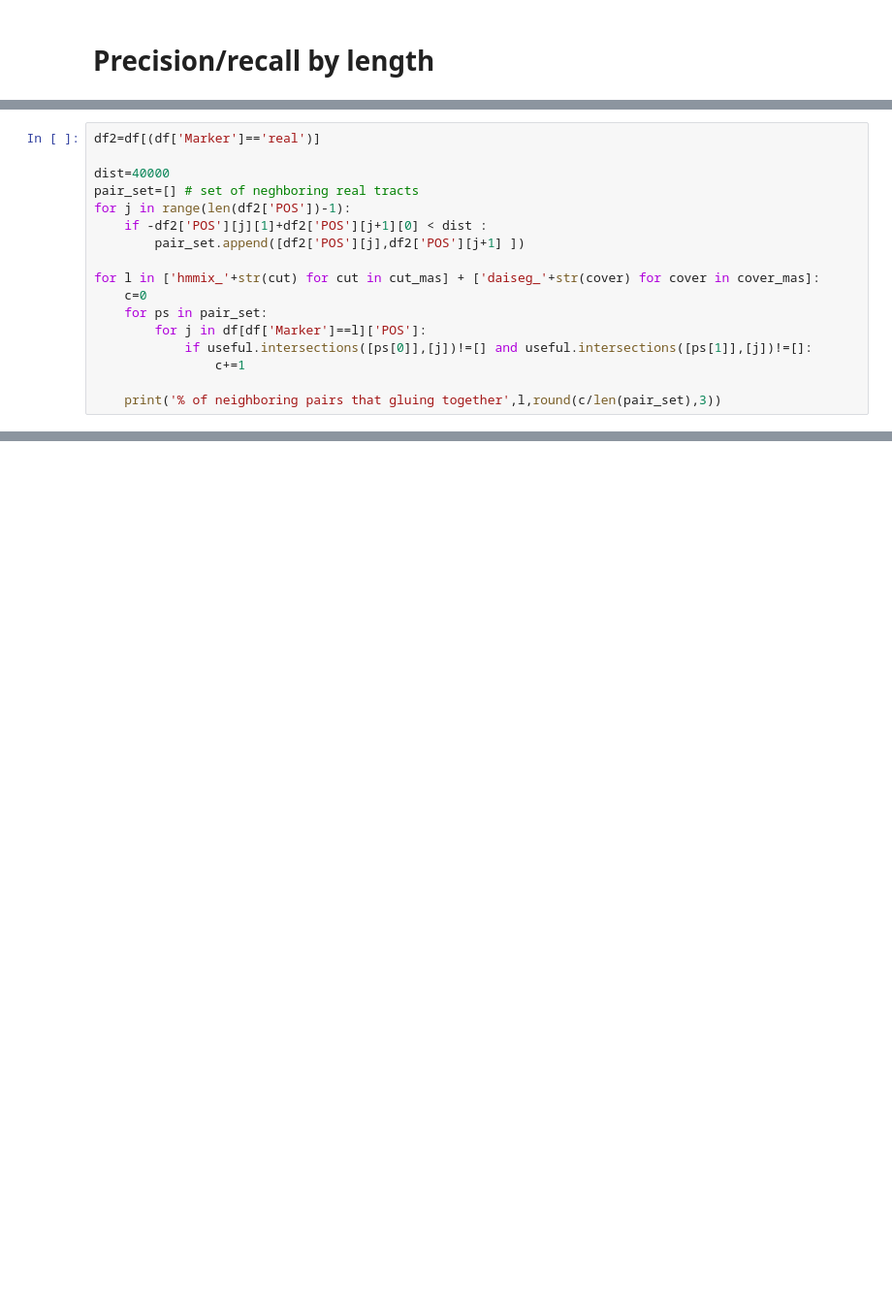
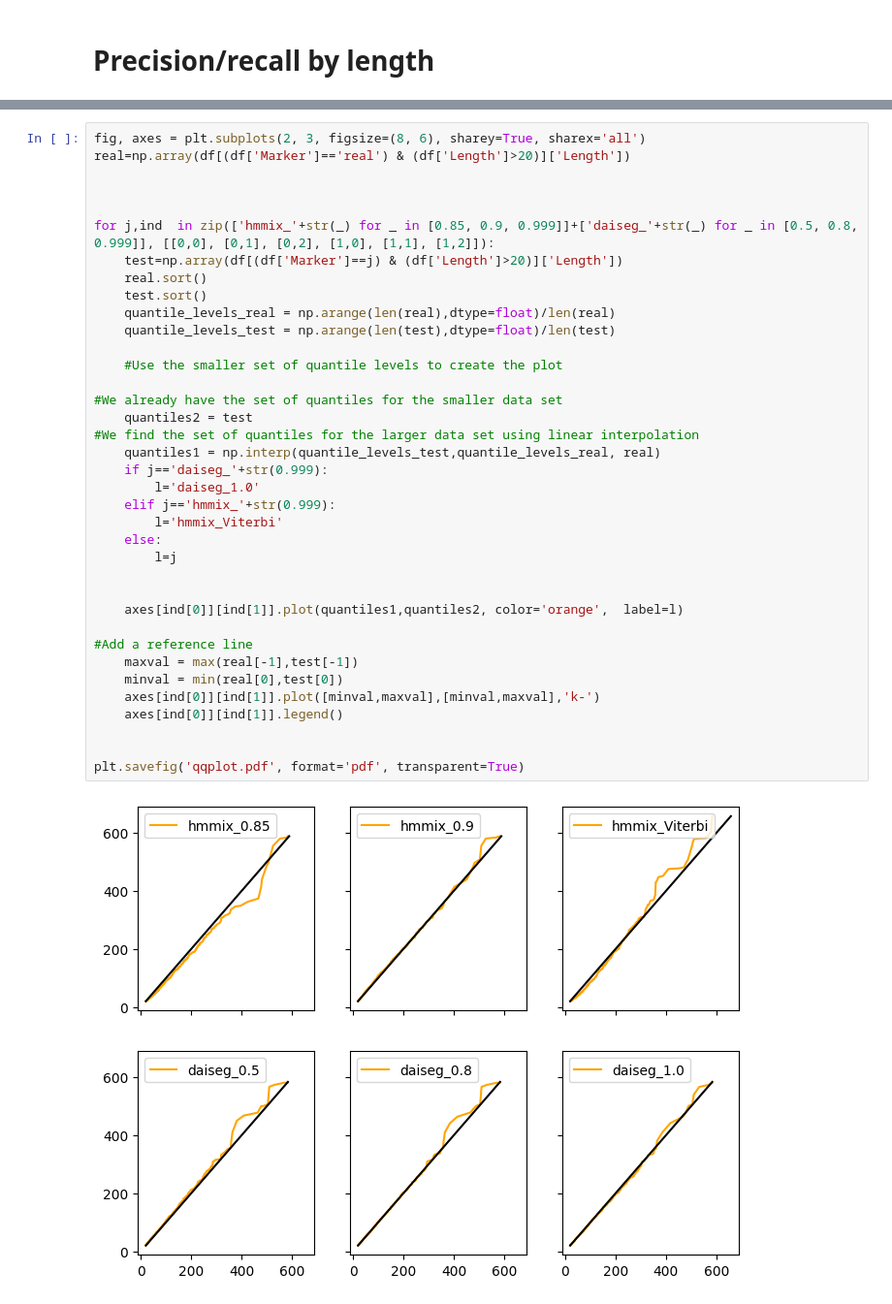
Before and after one commit to ekrez/daiseg.vs.hmmix, a Jupyter notebook: comparing.with.hmmix.ipynb, the cells around one changed output, grey strips where cells are left out. Shown at 97% size. Saved outputs shown, nothing was run; the diff lists cells and outputs as text; blank space fills up the shorter version.

```diff
--- a/comparing.with.hmmix.ipynb
+++ b/comparing.with.hmmix.ipynb
@@ -284,17 +264,0 @@ plt.show()
-# %%
-df2=df[(df['Marker']=='real')]
-
-dist=40000
-pair_set=[] # set of neghboring real tracts
-for j in range(len(df2['POS'])-1):
-    if -df2['POS'][j][1]+df2['POS'][j+1][0] < dist :
-        pair_set.append([df2['POS'][j],df2['POS'][j+1] ])
-
-for l in ['hmmix_'+str(cut) for cut in cut_mas] + ['daiseg_'+str(cover) for cover in cover_mas]:
-    c=0
-    for ps in pair_set:
-        for j in df[df['Marker']==l]['POS']:
-            if useful.intersections([ps[0]],[j])!=[] and useful.intersections([ps[1]],[j])!=[]:
-                c+=1
-
-    print('% of neighboring pairs that gluing together',l,round(c/len(pair_set),3))
@@ -300,0 +313,39 @@ for l in ['hmmix_'+str(cut) for cut in cut_mas] + ['daiseg_'+str(cover) for cove
+# %%
+fig, axes = plt.subplots(2, 3, figsize=(8, 6), sharey=True, sharex='all')
+real=np.array(df[(df['Marker']=='real') & (df['Length']>20)]['Length'])
+
+
+
+for j,ind  in zip(['hmmix_'+str(_) for _ in [0.85, 0.9, 0.999]]+['daiseg_'+str(_) for _ in [0.5, 0.8, 0.999]], [[0,0], [0,1], [0,2], [1,0], [1,1], [1,2]]):
+    test=np.array(df[(df['Marker']==j) & (df['Length']>20)]['Length'])
+    real.sort()
+    test.sort()
+    quantile_levels_real = np.arange(len(real),dtype=float)/len(real)
+    quantile_levels_test = np.arange(len(test),dtype=float)/len(test)
+
+    #Use the smaller set of quantile levels to create the plot
+
+#We already have the set of quantiles for the smaller data set
+    quantiles2 = test
+#We find the set of quantiles for the larger data set using linear interpolation
+    quantiles1 = np.interp(quantile_levels_test,quantile_levels_real, real)
+    if j=='daiseg_'+str(0.999):
+        l='daiseg_1.0'
+    elif j=='hmmix_'+str(0.999):
+        l='hmmix_Viterbi'
+    else:
+        l=j
+
+
+    axes[ind[0]][ind[1]].plot(quantiles1,quantiles2, color='orange',  label=l)
+
+#Add a reference line
+    maxval = max(real[-1],test[-1])
+    minval = min(real[0],test[0])
+    axes[ind[0]][ind[1]].plot([minval,maxval],[minval,maxval],'k-')
+    axes[ind[0]][ind[1]].legend()
+
+
+plt.savefig('qqplot.pdf', format='pdf', transparent=True)
+# %% [output]
+[figure, added]
```
Also changed, not shown: parts of 28 cells of this notebook.
